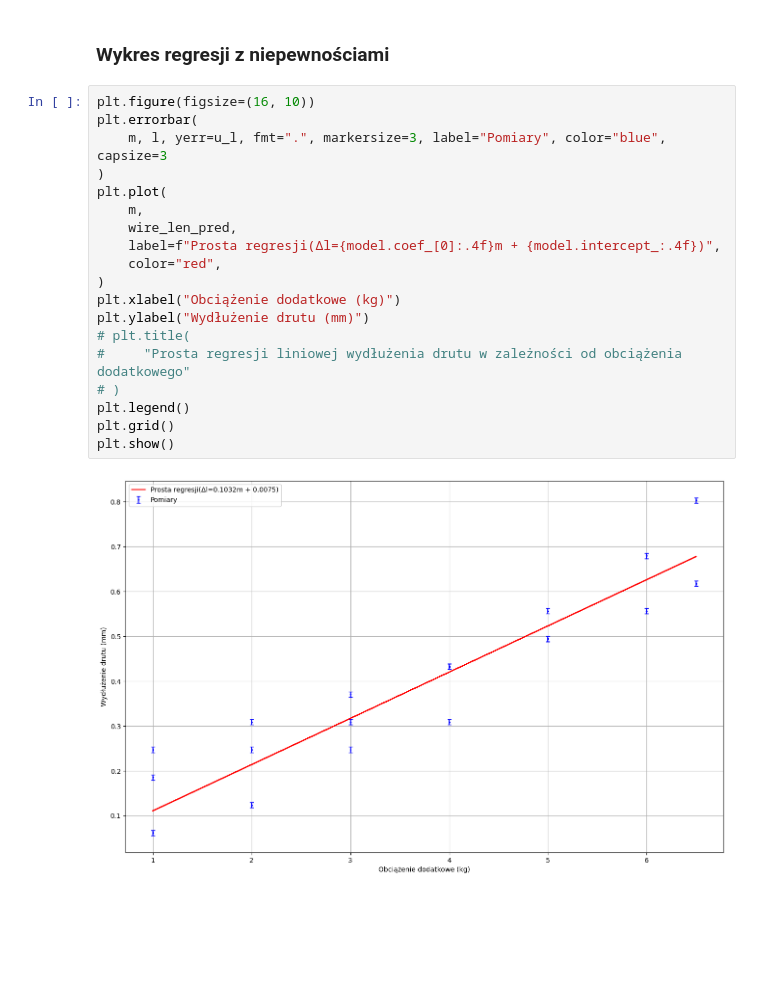
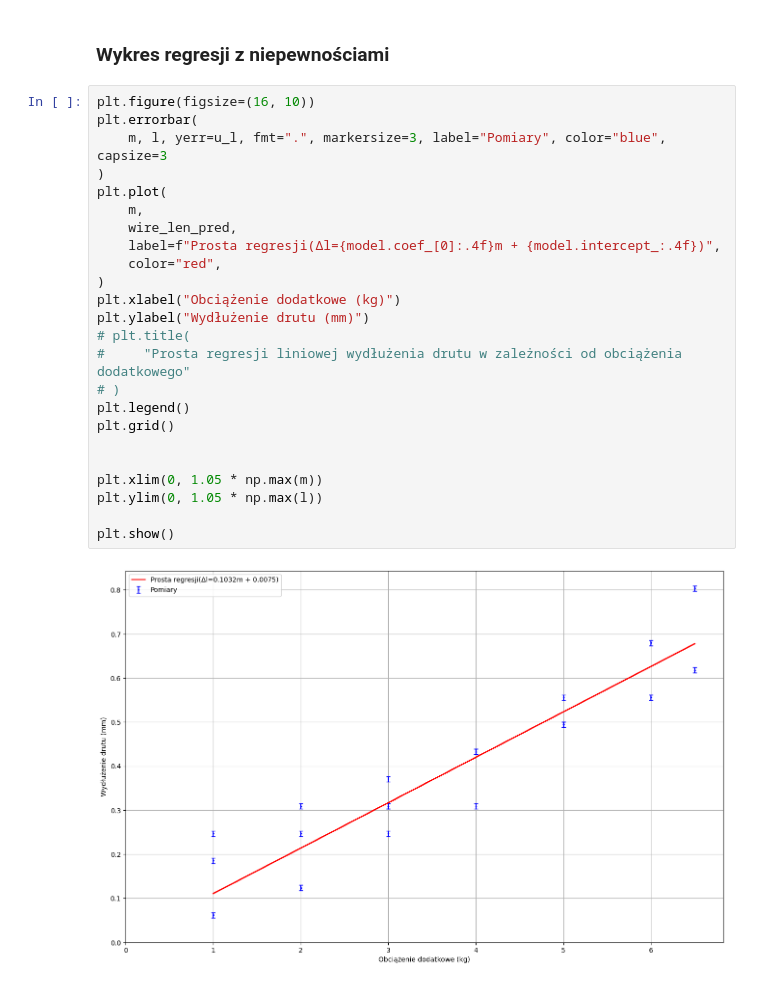
Before and after one commit to piotrdurniat/physics-lab-1, a Jupyter notebook: 01 - ćwiczenie 9/1-lab-09.ipynb, the cells around one changed output. Saved outputs shown, nothing was run; the diff lists cells and outputs as text; blank space fills up the shorter version.

```diff
--- a/01 - ćwiczenie 9/1-lab-09.ipynb
+++ b/01 - ćwiczenie 9/1-lab-09.ipynb
@@ -276,21 +348,26 @@ plt.show()
 # %%
 plt.figure(figsize=(16, 10))
 plt.errorbar(
     m, l, yerr=u_l, fmt=".", markersize=3, label="Pomiary", color="blue", capsize=3
 )
 plt.plot(
     m,
     wire_len_pred,
     label=f"Prosta regresji(Δl={model.coef_[0]:.4f}m + {model.intercept_:.4f})",
     color="red",
 )
 plt.xlabel("Obciążenie dodatkowe (kg)")
 plt.ylabel("Wydłużenie drutu (mm)")
 # plt.title(
 #     "Prosta regresji liniowej wydłużenia drutu w zależności od obciążenia dodatkowego"
 # )
 plt.legend()
 plt.grid()
+
+
+plt.xlim(0, 1.05 * np.max(m))
+plt.ylim(0, 1.05 * np.max(l))
+
 plt.show()
 # %% [output]
-[figure, old version]
+[figure, new version]
```
Also changed, not shown: parts of 2 cells of this notebook, 3 other files.
